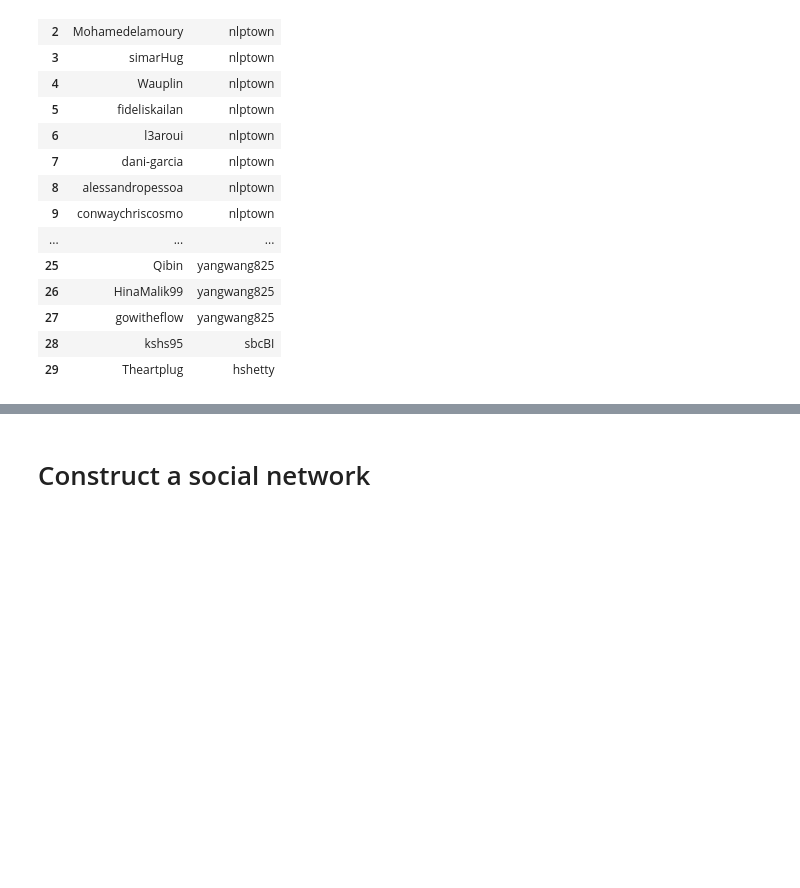
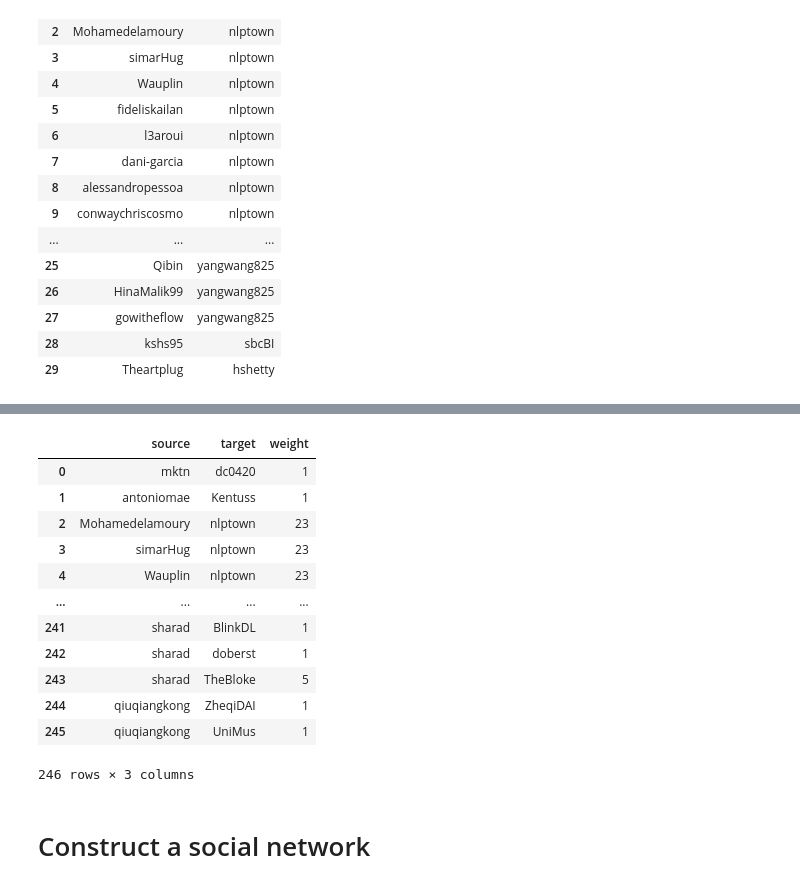
Before and after one commit to reycn/huggingface-user-crawler, a Jupyter notebook: notebook/0.social.network.ipynb, the cells around one changed output, grey strips where cells are left out. Cells and saved outputs as stored; diff of their text form; code cells hidden in the pictures; blank space fills up the shorter version.

```diff
--- a/notebook/0.social.network.ipynb
+++ b/notebook/0.social.network.ipynb
@@ -112,2 +135,20 @@ df_edges.head(30)
+# %%
+df_edges = df_edges.merge(df_followers_count, left_on="target", right_on = "user_id")
+df_edges = df_edges[["source", "target", "weight"]]
+df_edges
+# %% [output]
+|  | source | target | weight |
+| 0 | mktn | dc0420 | 1 |
+| 1 | antoniomae | Kentuss | 1 |
+| 2 | Mohamedelamoury | nlptown | 23 |
+| 3 | simarHug | nlptown | 23 |
+| 4 | Wauplin | nlptown | 23 |
+| ... | ... | ... | ... |
+| 241 | sharad | BlinkDL | 1 |
+| 242 | sharad | doberst | 1 |
+| 243 | sharad | TheBloke | 5 |
+| 244 | qiuqiangkong | ZheqiDAI | 1 |
+| 245 | qiuqiangkong | UniMus | 1 |
+246 rows × 3 columns
 # %% [markdown]
 # Construct a social network
```
Also changed, not shown: parts of 5 cells of this notebook, 2 other files.
